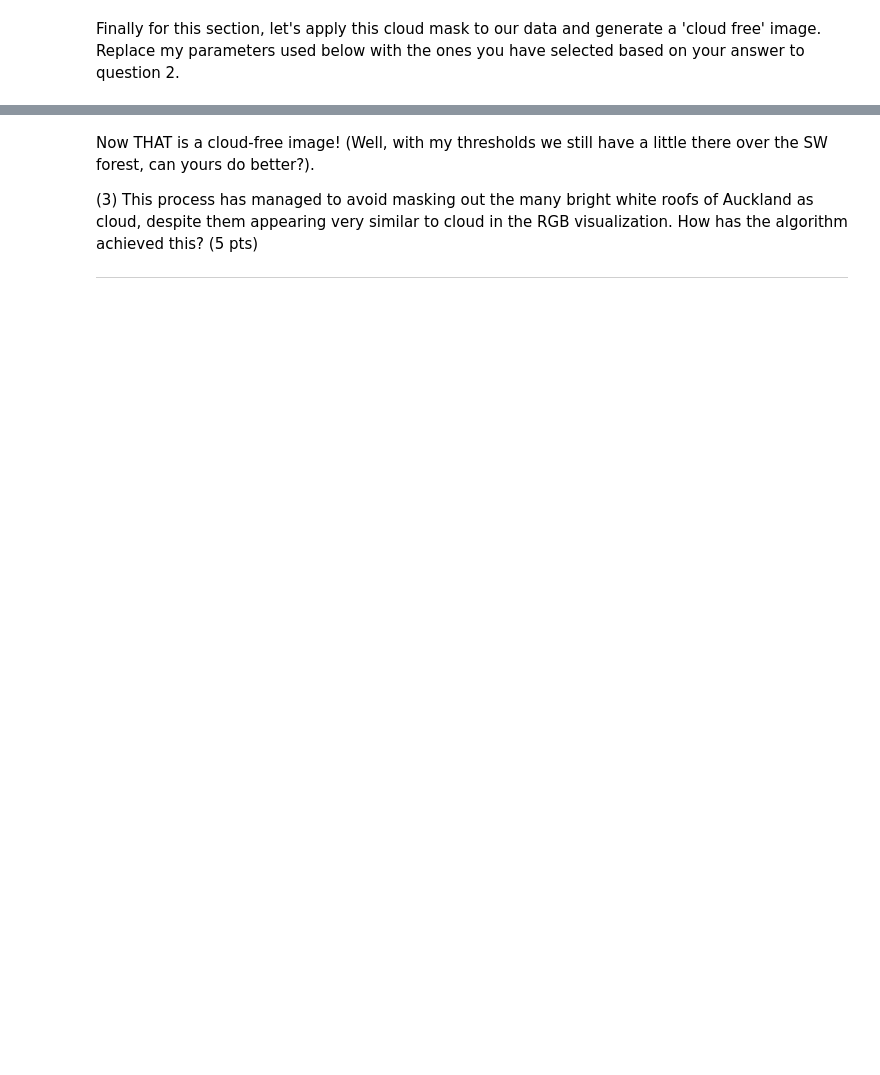
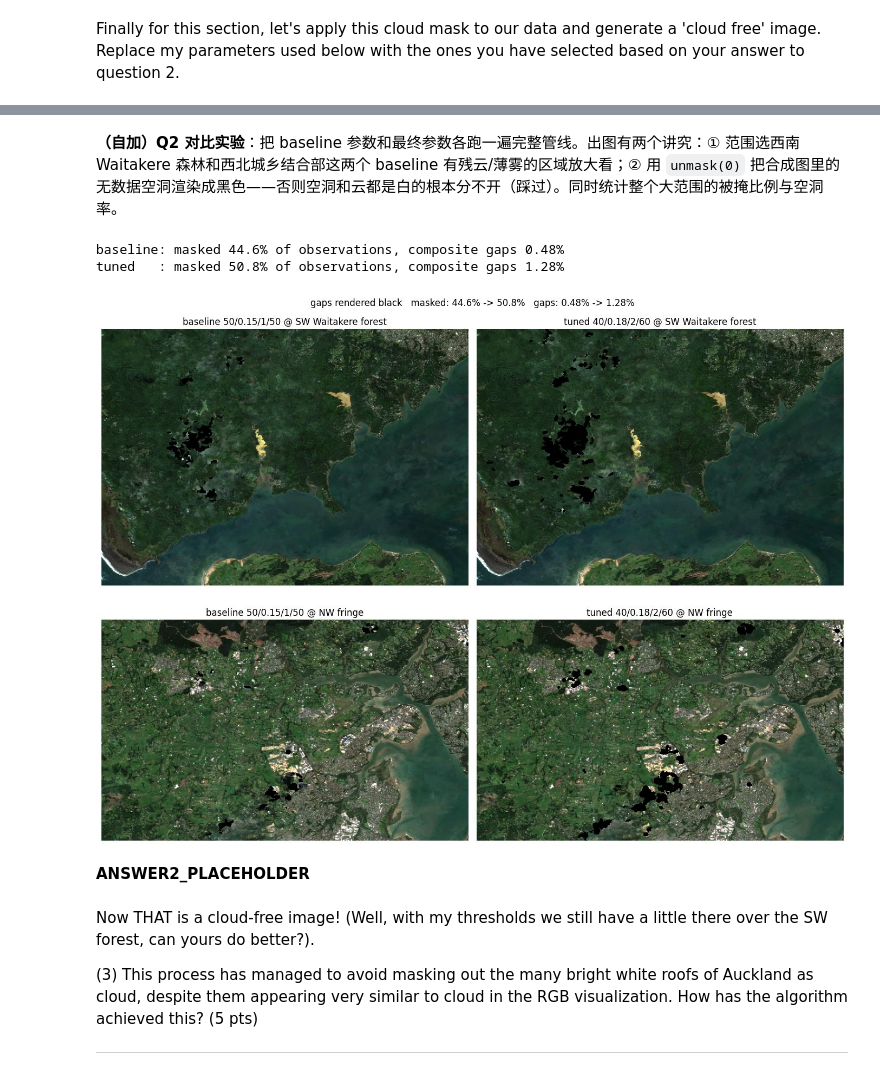
Before and after one commit to rwan407-ctrl/GEOG761-Labs, a Jupyter notebook: 761_Lab3.ipynb, the cells around one changed output, grey strips where cells are left out. Drawn from its saved outputs; the diff is of its cells as text; code cells hidden in the pictures; blank space fills up the shorter version.

```diff
--- a/761_Lab3.ipynb
+++ b/761_Lab3.ipynb
@@ -240,3 +311,49 @@ display_map
+# %% [markdown]
+**（自加）Q2 对比实验**：把 baseline 参数和最终参数各跑一遍完整管线。出图有两个讲究：① 范围选西南 Waitakere 森林和西北城乡结合部这两个 baseline 有残云/薄雾的区域放大看；② 用 `unmask(0)` 把合成图里的无数据空洞渲染成黑色——否则空洞和云都是白的根本分不开（踩过）。同时统计整个大范围的被掩比例与空洞率。
+# %%
+# ---- Q2 对比实验：baseline 参数 vs 调优参数 ----
+REGION_W = ee.Geometry.Rectangle([174.45, -37.05, 174.95, -36.72])   # 统计用大范围：装进西南森林
+REG_A = ee.Geometry.Rectangle([174.48, -37.06, 174.68, -36.92])      # 放大区 A：西南 Waitakere 森林（baseline 残云区）
+REG_B = ee.Geometry.Rectangle([174.50, -36.86, 174.70, -36.74])      # 放大区 B：西北城乡结合部（baseline 薄雾区）
+
+def build_composite(p, n, d, b):                     # 用一组参数走完整条管线，返回合成图和两个统计量
+    global CLD_PRB_THRESH, NIR_DRK_THRESH, CLD_PRJ_DIST, BUFFER      # 管线函数读全局参数，这里统一改写
+    CLD_PRB_THRESH, NIR_DRK_THRESH, CLD_PRJ_DIST, BUFFER = p, n, d, b            # 设定本组参数
+    col = get_s2_sr_cld_col(AOI, START_DATE, END_DATE).map(add_cld_shdw_mask)    # 重建集合并逐景加掩膜波段
+    med = col.map(apply_cld_shdw_mask).median()      # 应用掩膜后取中值合成
+    frac = col.map(lambda i: i.select('cloudmask')).mean().reduceRegion(         # 集合平均被掩比例
+        ee.Reducer.mean(), REGION_W, 120).get('cloudmask').getInfo()             # 大范围 120m 统计
+    gap = ee.Image(1).subtract(med.select('B4').mask()).reduceRegion(            # 合成图无数据空洞率
+        ee.Reducer.mean(), REGION_W, 120).get('constant').getInfo()              # 同样 120m 统计
+    return med, frac, gap                            # 返回三件套
+
+med_base, frac_base, gap_base = build_composite(50, 0.15, 1, 50)     # 讲义 baseline 参数
+med_tune, frac_tune, gap_tune = build_composite(40, 0.18, 2, 60)      # 我的最终参数（此后全局保持这组）
+print(f'baseline: masked {frac_base:.1%} of observations, composite gaps {gap_base:.2%}')  # baseline 统计
+print(f'tuned   : masked {frac_tune:.1%} of observations, composite gaps {gap_tune:.2%}')  # 调优后统计
+
+VIS_RGB = {'bands': ['B4', 'B3', 'B2'], 'min': 0, 'max': 2500, 'gamma': 1.1}   # 真彩参数
+def thumb_gapblack(med, reg):                        # 出小图：空洞 unmask 成 0 → 渲染成黑色（与白云区分开）
+    return ee_thumb(med.unmask(0), VIS_RGB, region=reg, dim=640)     # 渲染
+
+fig, axes = plt.subplots(2, 2, figsize=(14, 11))     # 2×2：行=区域，列=参数版本
+panels = [(REG_A, 'SW Waitakere forest'), (REG_B, 'NW fringe')]      # 两个放大区
+for j, (reg, rn) in enumerate(panels):               # 逐区域
+    for i, (med, mn, fr) in enumerate([(med_base, 'baseline 50/0.15/1/50', frac_base),           # 左列 baseline
+                                        (med_tune, 'tuned 40/0.18/2/60', frac_tune)]):    # 右列 tuned
+        axes[j][i].imshow(thumb_gapblack(med, reg))  # 画图（黑=空洞）
+        axes[j][i].set_title(f'{mn} @ {rn}')     # 标题
+        axes[j][i].axis('off')                       # 关轴
+plt.suptitle(f'gaps rendered black   masked: {frac_base:.1%} -> {frac_tune:.1%}   gaps: {gap_base:.2%} -> {gap_tune:.2%}')   # 总标题带统计
+plt.tight_layout()                                   # 收紧
+plt.savefig(f'{FIGDIR}/fig_q2_compare.png', dpi=110, bbox_inches='tight')      # 存盘（Q2 成果图）
+plt.show()                                           # 显示
+# %% [output]
+baseline: masked 44.6% of observations, composite gaps 0.48%
+tuned   : masked 50.8% of observations, composite gaps 1.28%
+[figure, added]
+# %% [markdown]
+__ANSWER2_PLACEHOLDER__
 # %% [markdown]
 Now THAT is a cloud-free image! (Well, with my thresholds we still have a little there over the SW forest, can yours do better?).
 
```
Also changed, not shown: parts of 47 cells of this notebook, 13 other files.
